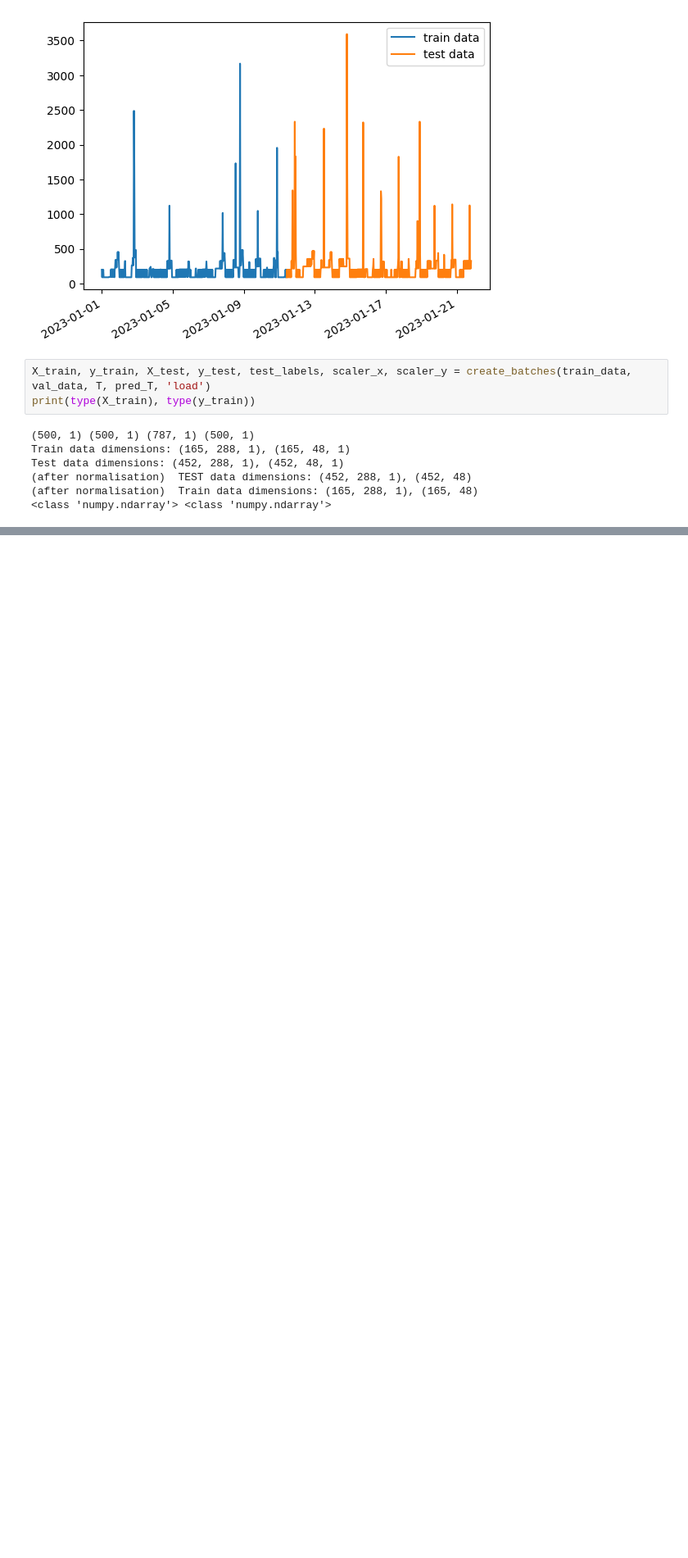
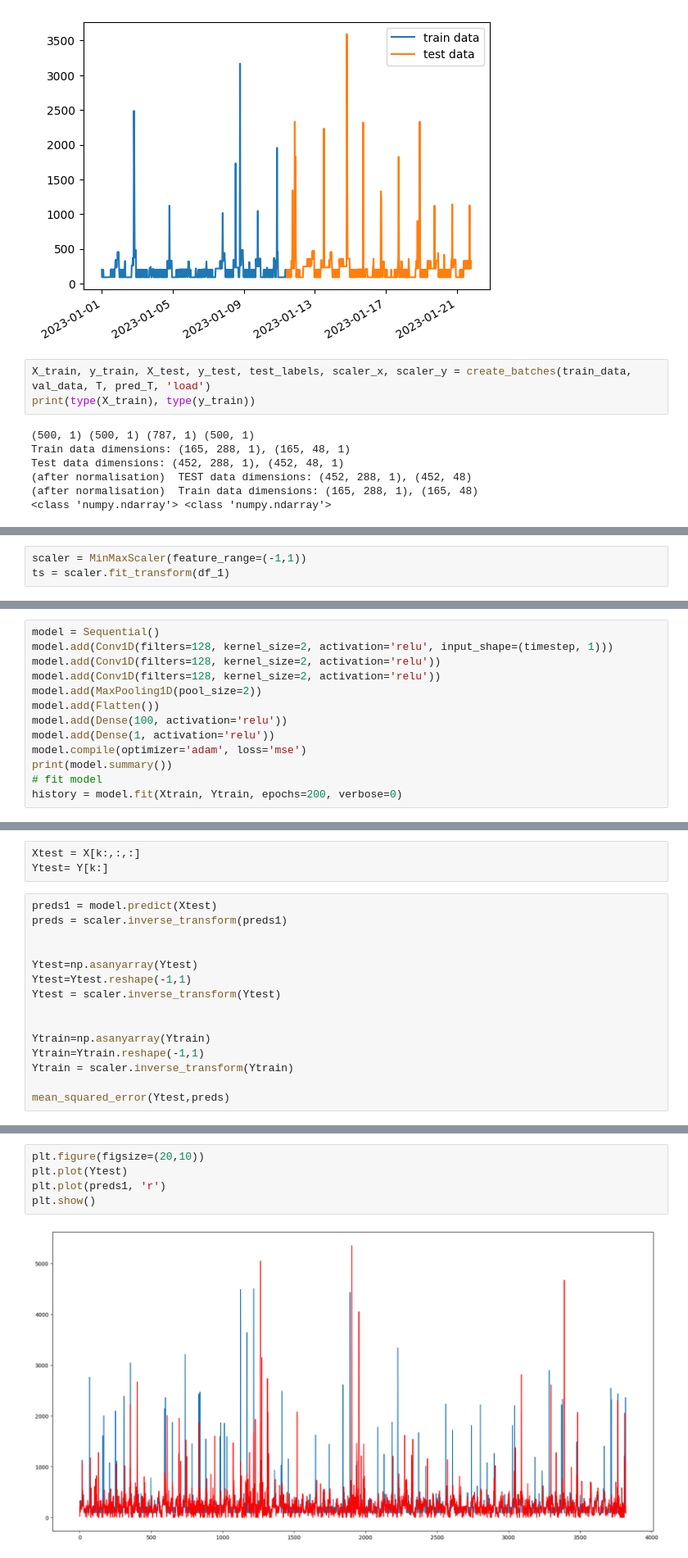
Before and after one commit to Muckthebuck/2023-Energy-kit, a Jupyter notebook: load_dnn.ipynb, the cells around one changed output, grey strips where cells are left out. Shown at 82% size. Saved outputs shown, nothing was run; the diff lists cells and outputs as text; blank space fills up the shorter version.

```diff
--- a/load_dnn.ipynb
+++ b/load_dnn.ipynb
@@ -230,0 +361,3 @@ None
+# %%
+scaler = MinMaxScaler(feature_range=(-1,1))
+ts = scaler.fit_transform(df_1)
@@ -230,0 +390,13 @@ None
+# %%
+model = Sequential()
+model.add(Conv1D(filters=128, kernel_size=2, activation='relu', input_shape=(timestep, 1)))
+model.add(Conv1D(filters=128, kernel_size=2, activation='relu'))
+model.add(Conv1D(filters=128, kernel_size=2, activation='relu'))
+model.add(MaxPooling1D(pool_size=2))
+model.add(Flatten())
+model.add(Dense(100, activation='relu'))
+model.add(Dense(1, activation='relu'))
+model.compile(optimizer='adam', loss='mse')
+print(model.summary())
+# fit model
+history = model.fit(Xtrain, Ytrain, epochs=200, verbose=0)
@@ -230,0 +421,18 @@ None
+# %%
+Xtest = X[k:,:,:]
+Ytest= Y[k:]
+# %%
+preds1 = model.predict(Xtest)
+preds = scaler.inverse_transform(preds1)
+
+
+Ytest=np.asanyarray(Ytest)
+Ytest=Ytest.reshape(-1,1)
+Ytest = scaler.inverse_transform(Ytest)
+
+
+Ytrain=np.asanyarray(Ytrain)
+Ytrain=Ytrain.reshape(-1,1)
+Ytrain = scaler.inverse_transform(Ytrain)
+
+mean_squared_error(Ytest,preds)
@@ -230,0 +442,7 @@ None
+# %%
+plt.figure(figsize=(20,10))
+plt.plot(Ytest)
+plt.plot(preds1, 'r')
+plt.show()
+# %% [output]
+[figure, added]
```
Also changed, not shown: parts of 18 cells of this notebook, 1 other file.
